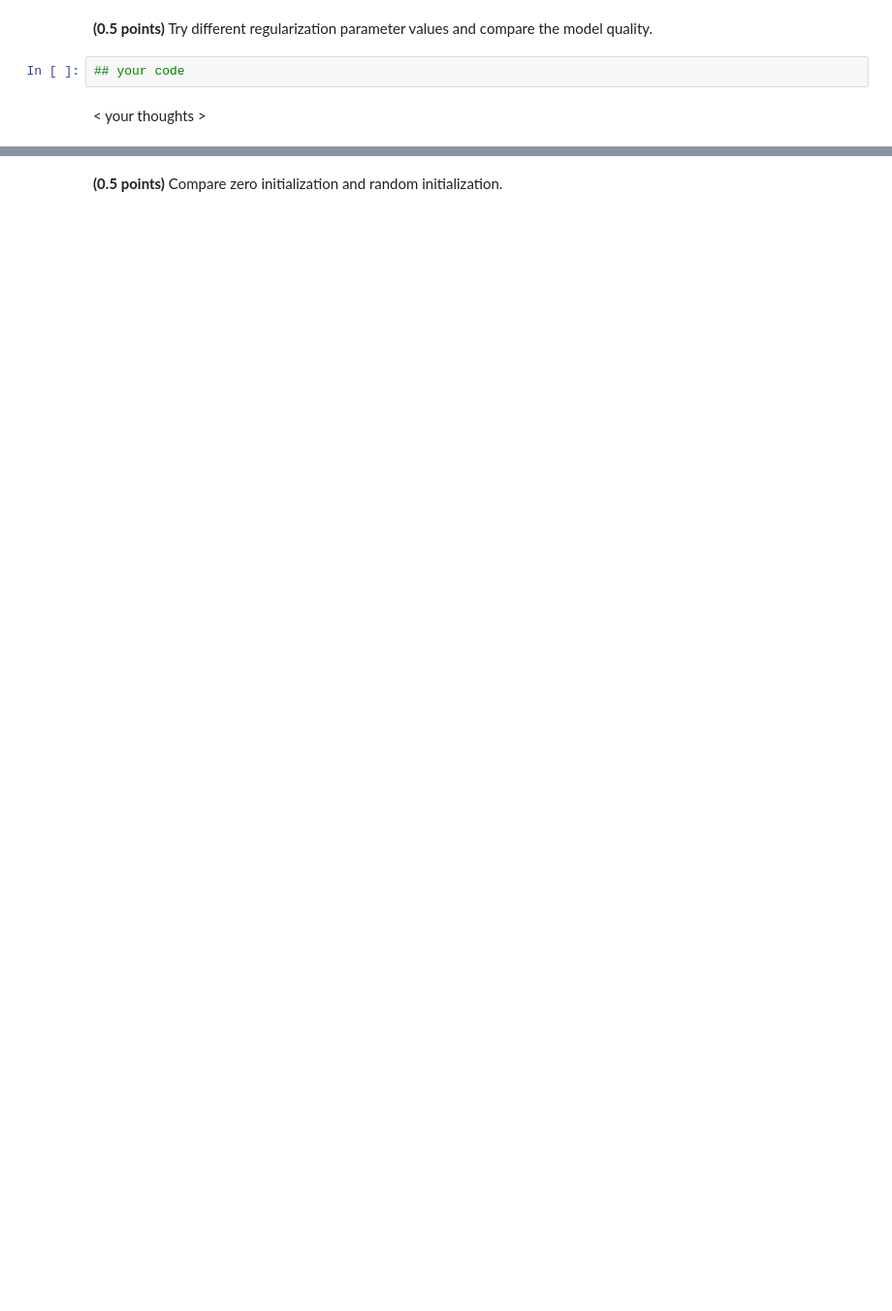
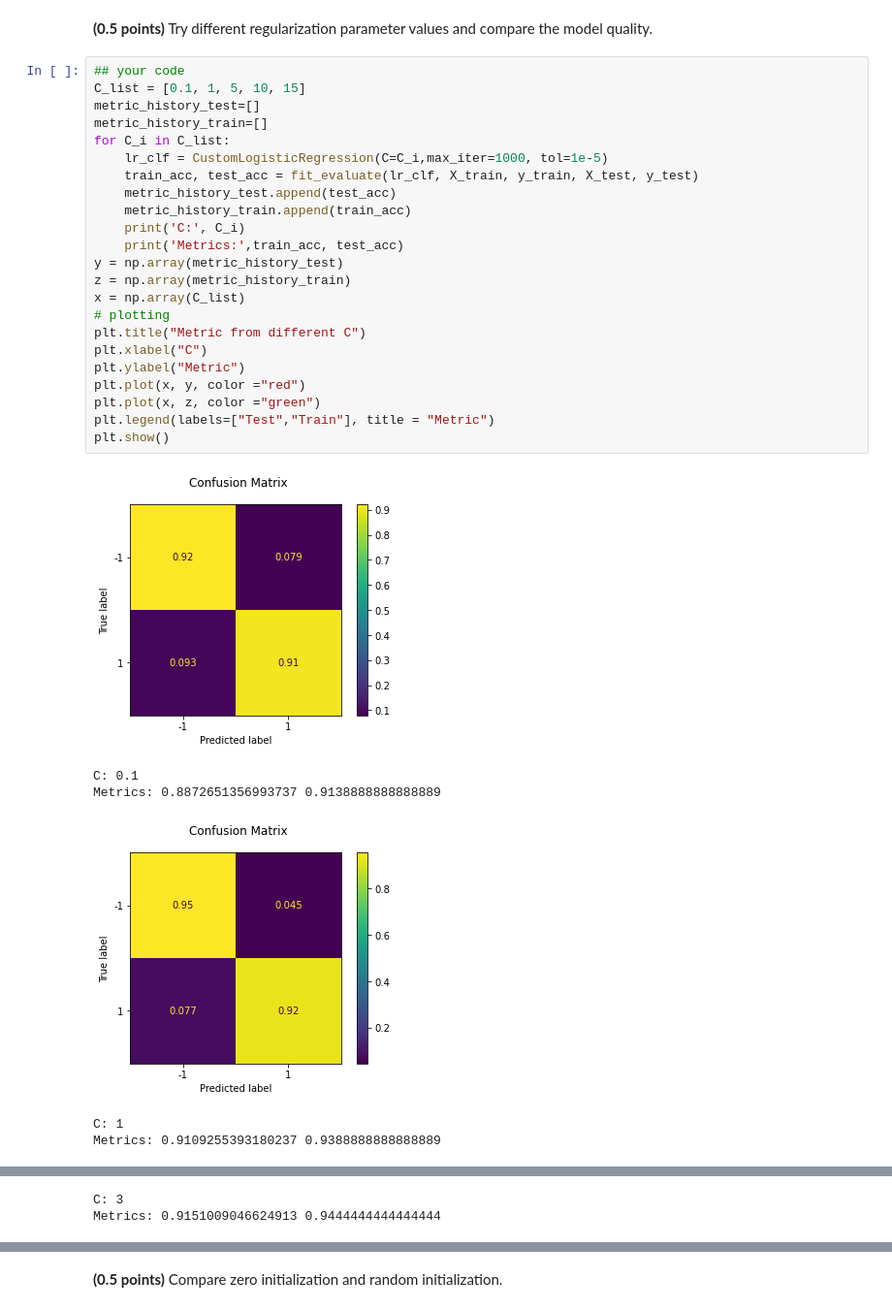
Before and after one commit to AlexeyZubar/Classification_linear_knn, a Jupyter notebook: hw_classification.ipynb, the cells around one changed output, grey strips where cells are left out. Shown at 97% size. Cells and saved outputs as stored; diff of their text form; blank space fills up the shorter version.

```diff
--- a/hw_classification.ipynb
+++ b/hw_classification.ipynb
@@ -280,6 +274,32 @@ Metrics: 0.4968684759916493 0.49166666666666664
 # %% [markdown]
 **(0.5 points)** Try different regularization parameter values and compare the model quality.
-# %%
-## your code
-# %% [markdown]
-< your thoughts >
+# %%
+## your code
+C_list = [0.1, 1, 5, 10, 15]
+metric_history_test=[]
+metric_history_train=[]
+for C_i in C_list:
+    lr_clf = CustomLogisticRegression(C=C_i,max_iter=1000, tol=1e-5)
+    train_acc, test_acc = fit_evaluate(lr_clf, X_train, y_train, X_test, y_test)
+    metric_history_test.append(test_acc)
+    metric_history_train.append(train_acc)
+    print('C:', C_i)
+    print('Metrics:',train_acc, test_acc)
+y = np.array(metric_history_test)
+z = np.array(metric_history_train)
+x = np.array(C_list)
+# plotting
+plt.title("Metric from different C")
+plt.xlabel("C")
+plt.ylabel("Metric")
+plt.plot(x, y, color ="red")
+plt.plot(x, z, color ="green")
+plt.legend(labels=["Test","Train"], title = "Metric")
+plt.show()
+# %% [output]
+[figure, added]
+C: 0.1
+Metrics: 0.8872651356993737 0.9138888888888889
+[figure, added]
+C: 1
+Metrics: 0.9109255393180237 0.9388888888888889
@@ -285,0 +307,2 @@ Metrics: 0.4968684759916493 0.49166666666666664
+C: 3
+Metrics: 0.9151009046624913 0.9444444444444444
```
Also changed, not shown: parts of 35 cells of this notebook.
